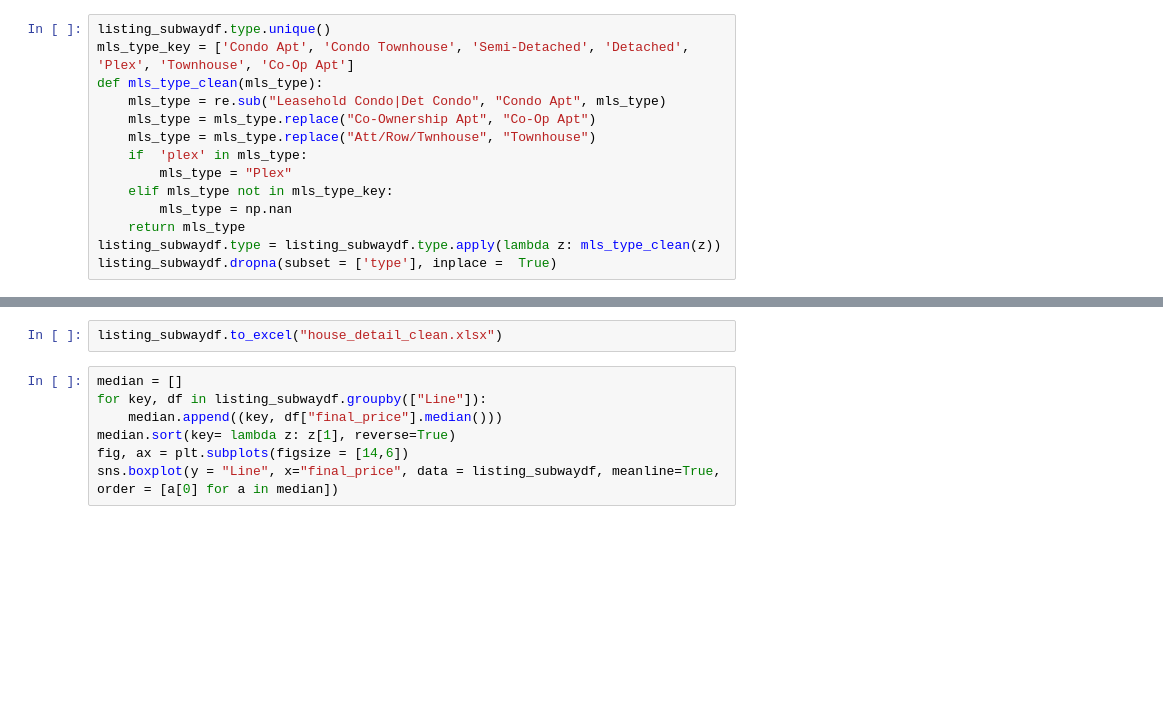
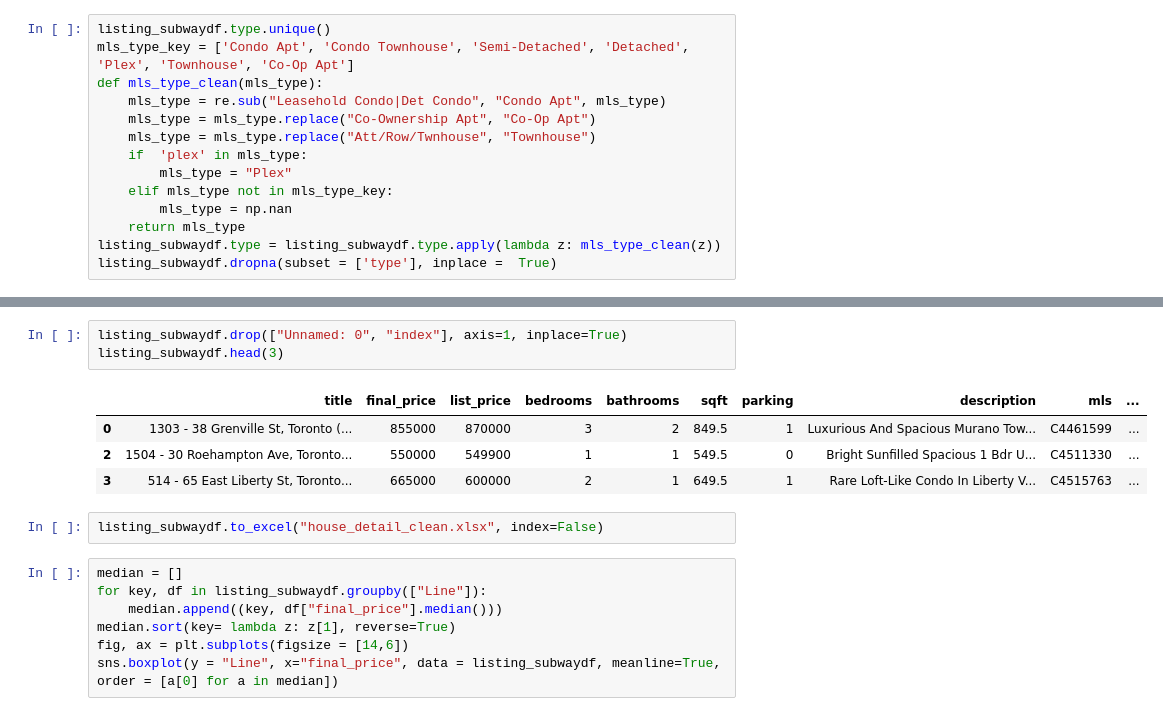
Before and after one commit to pen1064/Toronto_House_Market, a Jupyter notebook: Data_Merge_TTC_Clean.ipynb, the cells around one changed output, grey strips where cells are left out. Saved outputs shown, nothing was run; the diff lists cells and outputs as text; blank space fills up the shorter version.

```diff
--- a/Data_Merge_TTC_Clean.ipynb
+++ b/Data_Merge_TTC_Clean.ipynb
@@ -201,5 +206,13 @@ listing_subwaydf.head(3)
+# %%
+listing_subwaydf.drop(["Unnamed: 0", "index"], axis=1, inplace=True)
+listing_subwaydf.head(3)
+# %% [output]
+|  | title | final_price | list_price | bedrooms | bathrooms | sqft | parking | description | mls | ... |
+| 0 | 1303 - 38 Grenville St, Toronto (... | 855000 | 870000 | 3 | 2 | 849.5 | 1 | Luxurious And Spacious Murano Tow... | C4461599 | ... |
+| 2 | 1504 - 30 Roehampton Ave, Toronto... | 550000 | 549900 | 1 | 1 | 549.5 | 0 | Bright Sunfilled Spacious 1 Bdr U... | C4511330 | ... |
+| 3 | 514 - 65 East Liberty St, Toronto... | 665000 | 600000 | 2 | 1 | 649.5 | 1 | Rare Loft-Like Condo In Liberty V... | C4515763 | ... |
 # %%
-listing_subwaydf.to_excel("house_detail_clean.xlsx")
+listing_subwaydf.to_excel("house_detail_clean.xlsx", index=False)
 # %%
 median = []
 for key, df in listing_subwaydf.groupby(["Line"]):
```
Also changed, not shown: parts of 6 cells of this notebook.
